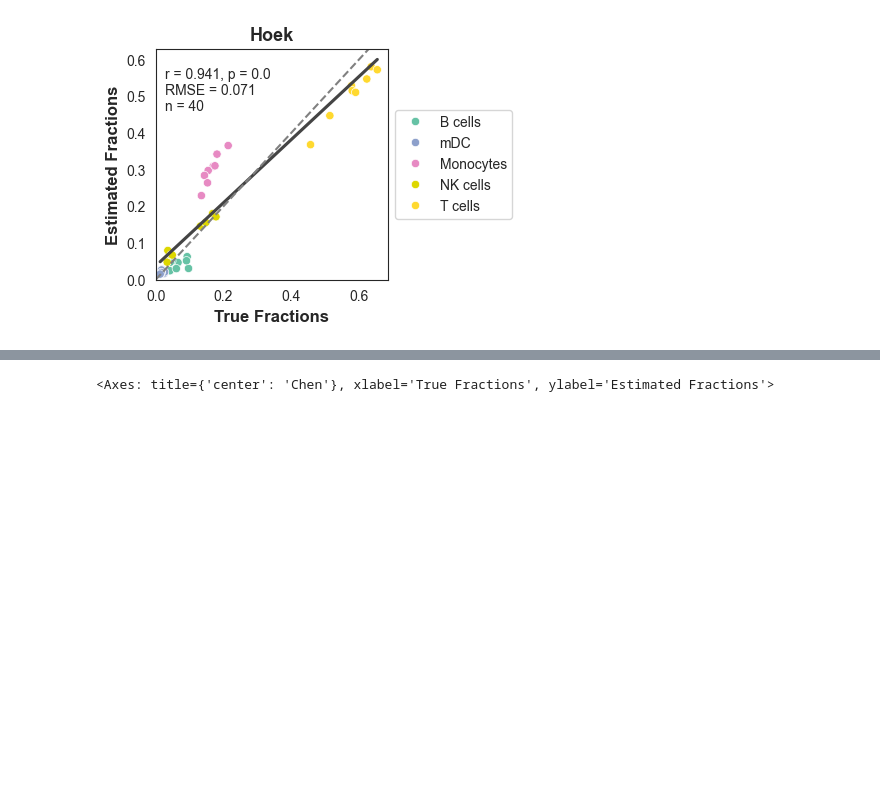
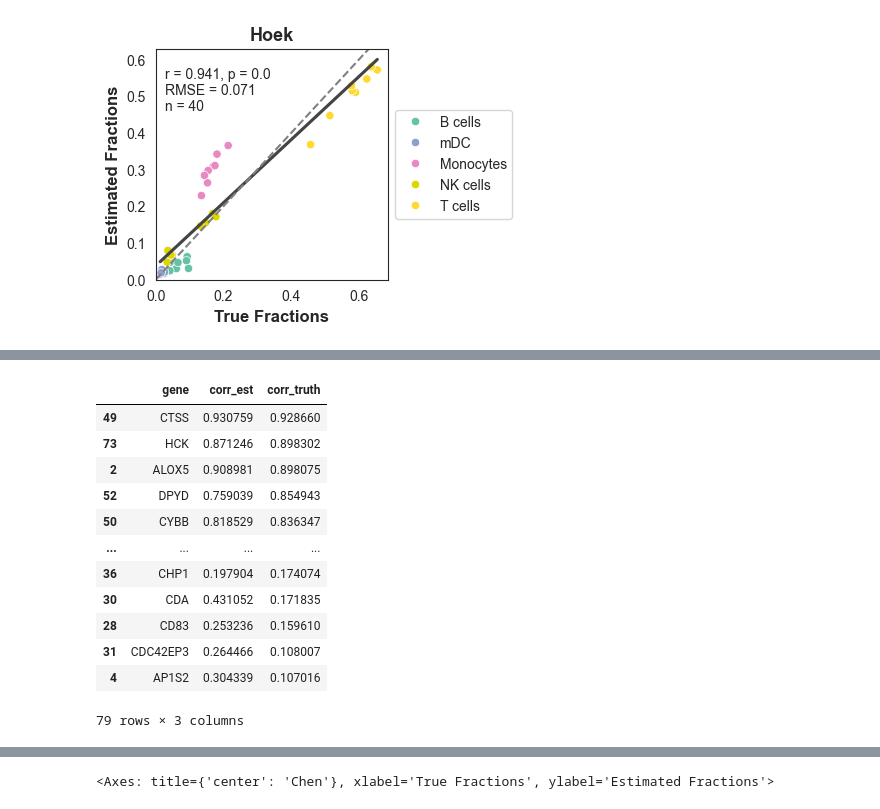
Before and after one commit to ComputationalBiomedicineGroup/rectangle_paper, a Jupyter notebook: notebooks/figure_2.ipynb, the cells around one changed output, grey strips where cells are left out. Drawn from its saved outputs; the diff is of its cells as text; code cells hidden in the pictures; blank space fills up the shorter version.

```diff
--- a/notebooks/figure_2.ipynb
+++ b/notebooks/figure_2.ipynb
@@ -120,3 +298,19 @@ helper.create_scatter_plot_total(evaluation_hoek, rsme_hoek, p_hoek, r_hoek, 'Ho
+# %%
+monocyte_gene_corrs
+# %% [output]
+|  | gene | corr_est | corr_truth |
+| 49 | CTSS | 0.930759 | 0.928660 |
+| 73 | HCK | 0.871246 | 0.898302 |
+| 2 | ALOX5 | 0.908981 | 0.898075 |
+| 52 | DPYD | 0.759039 | 0.854943 |
+| 50 | CYBB | 0.818529 | 0.836347 |
+| ... | ... | ... | ... |
+| 36 | CHP1 | 0.197904 | 0.174074 |
+| 30 | CDA | 0.431052 | 0.171835 |
+| 28 | CD83 | 0.253236 | 0.159610 |
+| 31 | CDC42EP3 | 0.264466 | 0.108007 |
+| 4 | AP1S2 | 0.304339 | 0.107016 |
+79 rows × 3 columns
 # %%
 estimations_chen, signatures_chen  = rp.rectangle(adata_muris, bulks_chen.T)
 estimations_chen.to_csv("../output/muris_estimations_chen_qs.csv")
```
Also changed, not shown: parts of 11 cells of this notebook, 25 other files.
